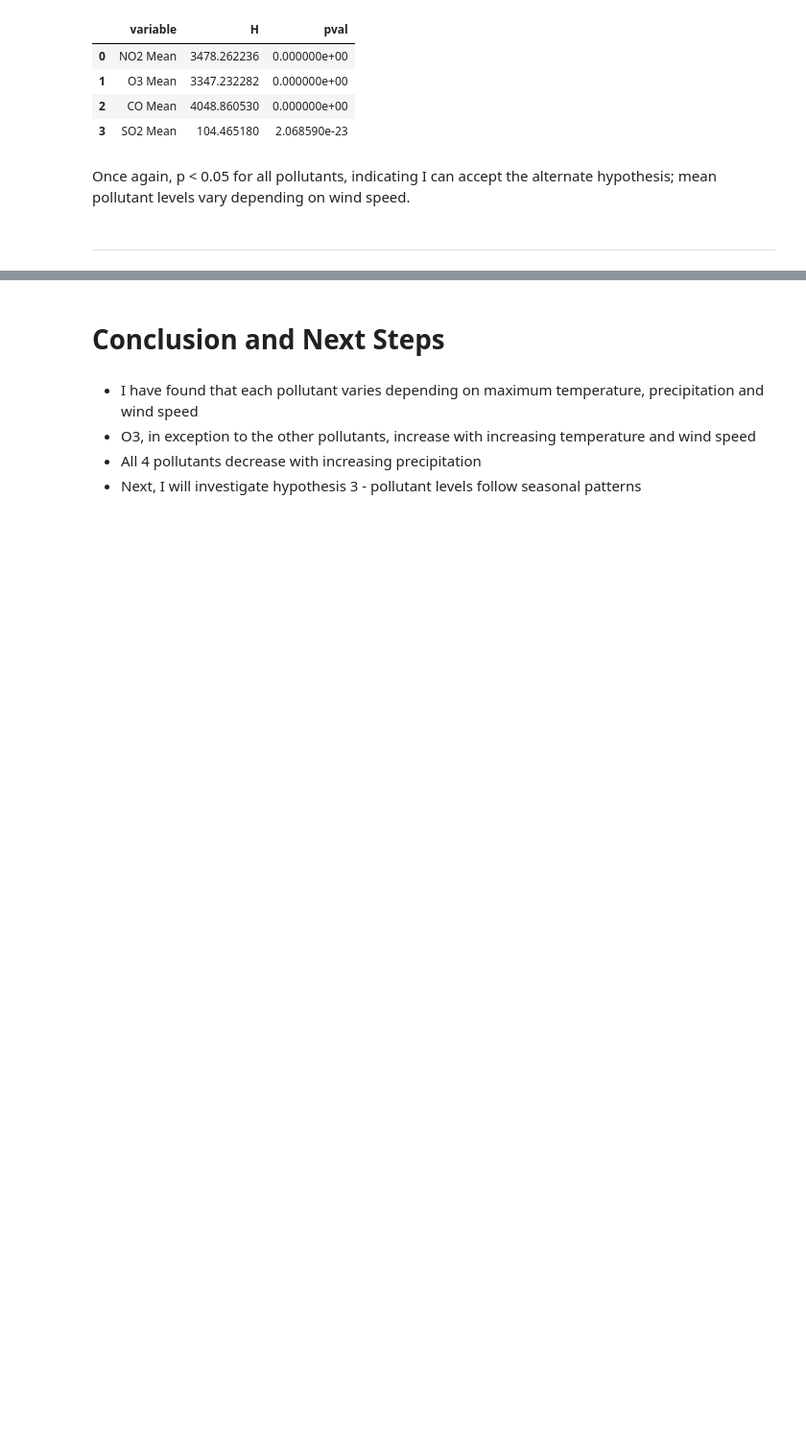
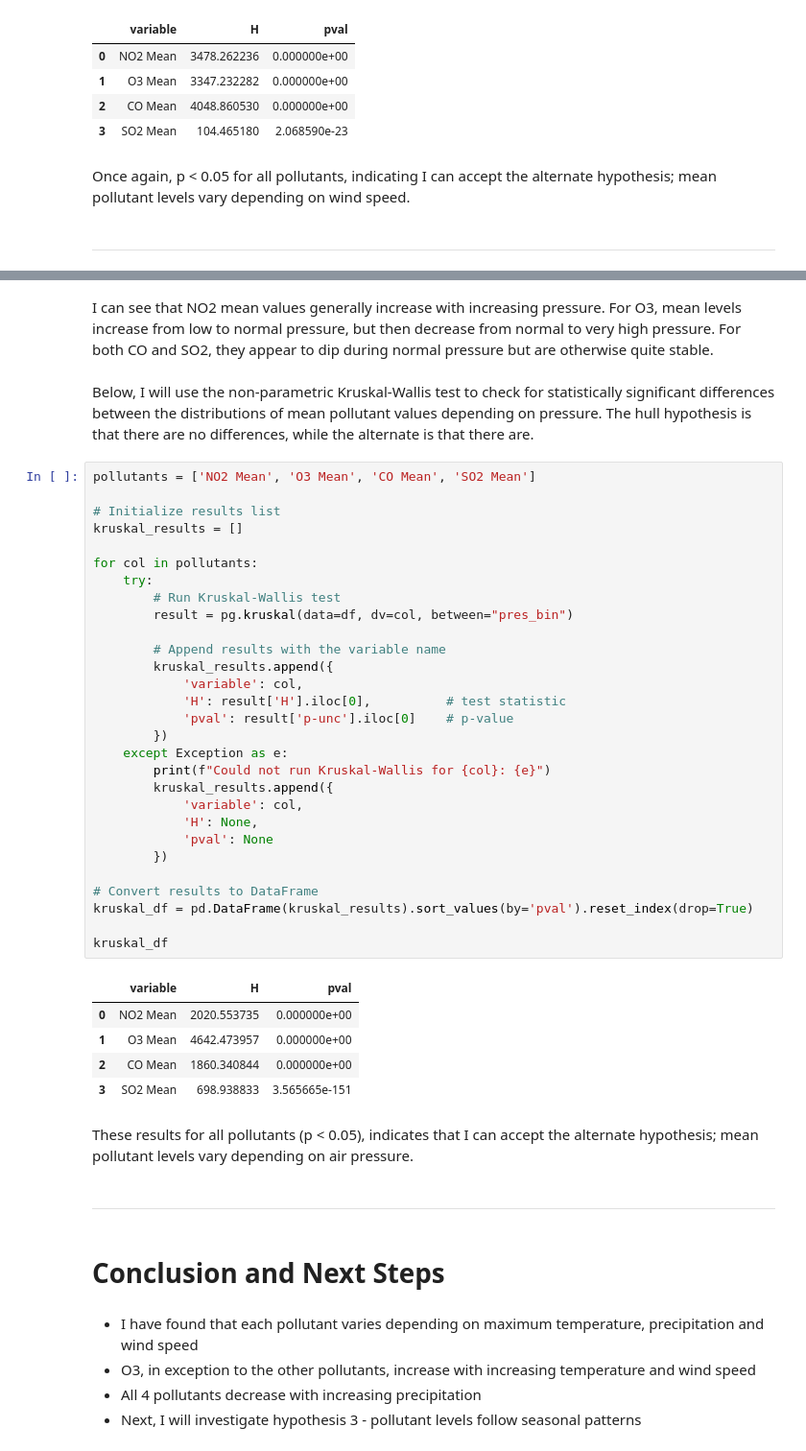
Before and after one commit to Sonya-J00/US_Air_Pollution_Team_2, a Jupyter notebook: jupyter_notebooks/Hypothesis2.ipynb, the cells around one changed output, grey strips where cells are left out. Shown at 96% size. Drawn from its saved outputs; the diff is of its cells as text; blank space fills up the shorter version.

```diff
--- a/jupyter_notebooks/Hypothesis2.ipynb
+++ b/jupyter_notebooks/Hypothesis2.ipynb
@@ -394,3 +434,46 @@ Once again, p < 0.05 for all pollutants, indicating I can accept the alternate h
+# %% [markdown]
+I can see that NO2 mean values generally increase with increasing pressure. For O3, mean levels increase from low to normal pressure, but then decrease from normal to very high pressure. For both CO and SO2, they appear to dip during normal pressure but are otherwise quite stable.
+# %% [markdown]
+Below, I will use the non-parametric Kruskal-Wallis test to check for statistically significant differences between the distributions of mean pollutant values depending on pressure. The hull hypothesis is that there are no differences, while the alternate is that there are.
+# %%
+pollutants = ['NO2 Mean', 'O3 Mean', 'CO Mean', 'SO2 Mean']
+
+# Initialize results list
+kruskal_results = []
+
+for col in pollutants:
+    try:
+        # Run Kruskal-Wallis test
+        result = pg.kruskal(data=df, dv=col, between="pres_bin")
+
+        # Append results with the variable name
+        kruskal_results.append({
+            'variable': col,
+            'H': result['H'].iloc[0],          # test statistic
+            'pval': result['p-unc'].iloc[0]    # p-value
+        })
+    except Exception as e:
+        print(f"Could not run Kruskal-Wallis for {col}: {e}")
+        kruskal_results.append({
+            'variable': col,
+            'H': None,
+            'pval': None
+        })
+
+# Convert results to DataFrame
+kruskal_df = pd.DataFrame(kruskal_results).sort_values(by='pval').reset_index(drop=True)
+
+kruskal_df
+# %% [output]
+|  | variable | H | pval |
+| 0 | NO2 Mean | 2020.553735 | 0.000000e+00 |
+| 1 | O3 Mean | 4642.473957 | 0.000000e+00 |
+| 2 | CO Mean | 1860.340844 | 0.000000e+00 |
+| 3 | SO2 Mean | 698.938833 | 3.565665e-151 |
+# %% [markdown]
+These results for all pollutants (p < 0.05), indicates that I can accept the alternate hypothesis; mean pollutant levels vary depending on air pressure.
+# %% [markdown]
+---
 # %% [markdown]
 # Conclusion and Next Steps
 # %% [markdown]
```
Also changed, not shown: parts of 9 cells of this notebook, 2 other files.
